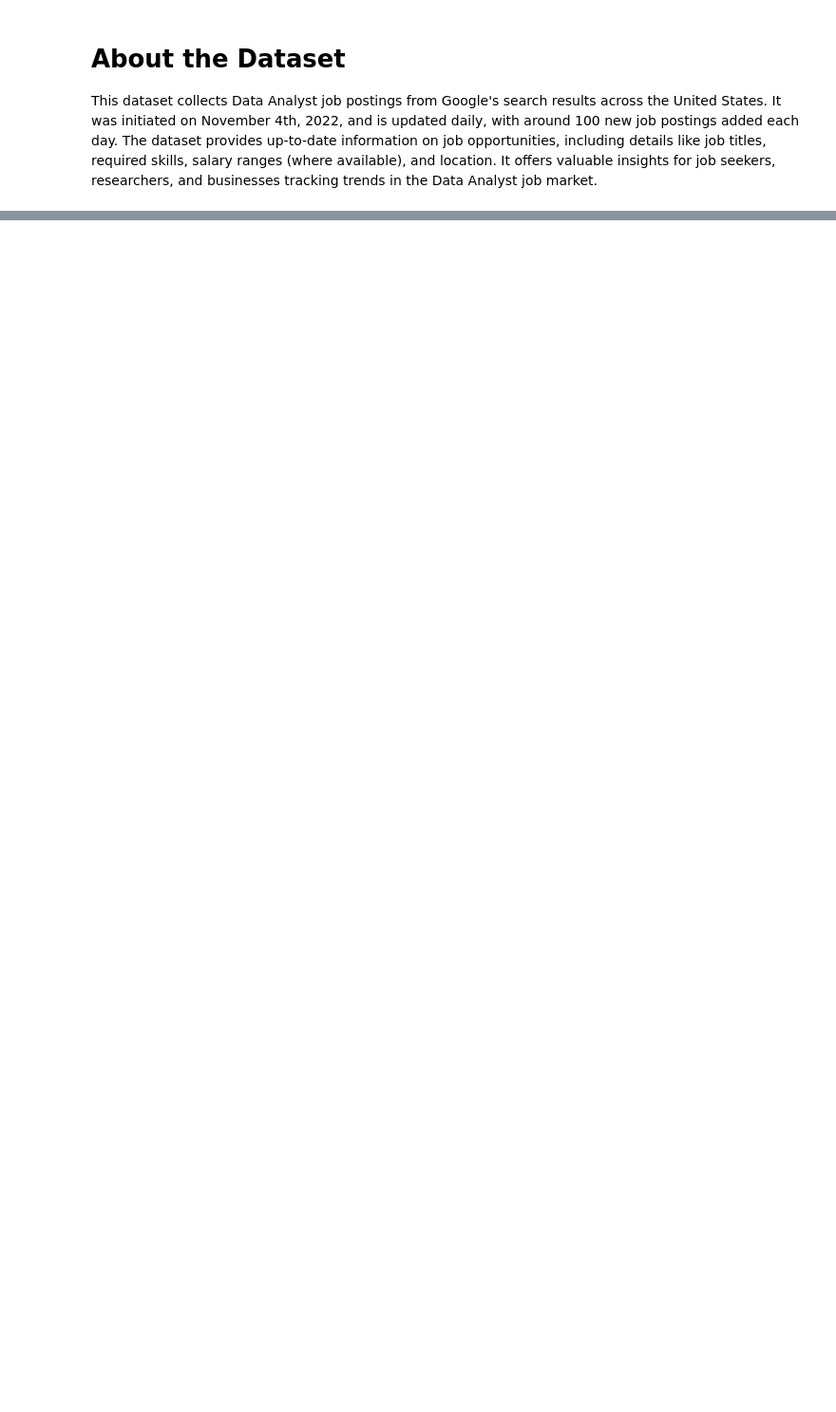
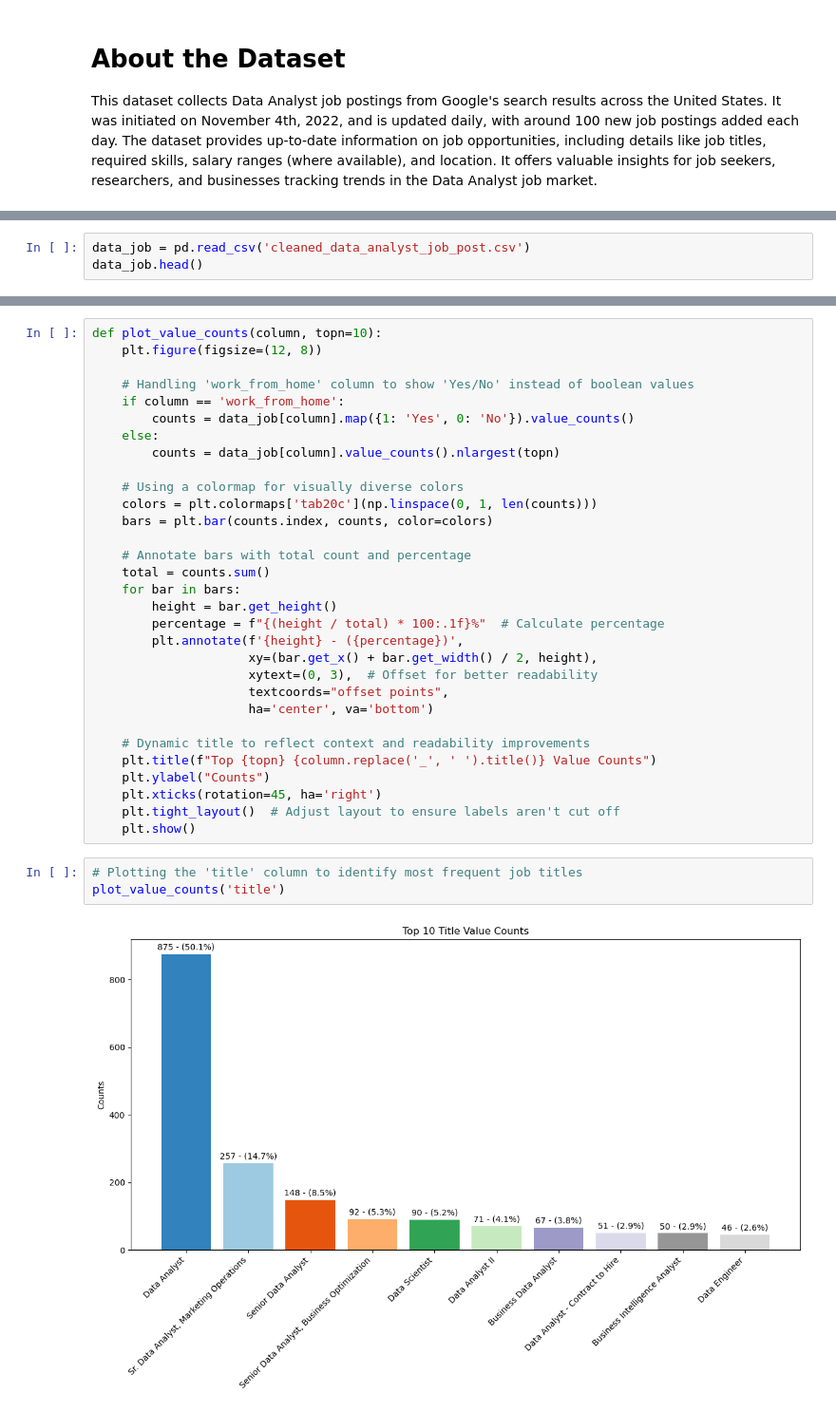
Before and after one commit to KVOclares/NAIT_DATA3450_Project_Group_4_Data_Analyst_Job_Postings, a Jupyter notebook: DATA3450_Data Analyst Job Postings.ipynb, the cells around one changed output, grey strips where cells are left out. Shown at 95% size. Cells and saved outputs as stored; diff of their text form; blank space fills up the shorter version.

```diff
--- a/DATA3450_Data Analyst Job Postings.ipynb
+++ b/DATA3450_Data Analyst Job Postings.ipynb
@@ -37,0 +147,3 @@ df
+# %%
+data_job = pd.read_csv('cleaned_data_analyst_job_post.csv')
+data_job.head()
@@ -69,0 +238,36 @@ df.describe()
+# %%
+def plot_value_counts(column, topn=10):
+    plt.figure(figsize=(12, 8))
+
+    # Handling 'work_from_home' column to show 'Yes/No' instead of boolean values
+    if column == 'work_from_home':
+        counts = data_job[column].map({1: 'Yes', 0: 'No'}).value_counts()
+    else:
+        counts = data_job[column].value_counts().nlargest(topn)
+
+    # Using a colormap for visually diverse colors
+    colors = plt.colormaps['tab20c'](np.linspace(0, 1, len(counts)))
+    bars = plt.bar(counts.index, counts, color=colors)
+
+    # Annotate bars with total count and percentage
+    total = counts.sum()
+    for bar in bars:
+        height = bar.get_height()
+        percentage = f"{(height / total) * 100:.1f}%"  # Calculate percentage
+        plt.annotate(f'{height} - ({percentage})',
+                     xy=(bar.get_x() + bar.get_width() / 2, height),
+                     xytext=(0, 3),  # Offset for better readability
+                     textcoords="offset points",
+                     ha='center', va='bottom')
+
+    # Dynamic title to reflect context and readability improvements
+    plt.title(f"Top {topn} {column.replace('_', ' ').title()} Value Counts")
+    plt.ylabel("Counts")
+    plt.xticks(rotation=45, ha='right')
+    plt.tight_layout()  # Adjust layout to ensure labels aren't cut off
+    plt.show()
+# %%
+# Plotting the 'title' column to identify most frequent job titles
+plot_value_counts('title')
+# %% [output]
+[figure, added]
```
Also changed, not shown: parts of 59 cells of this notebook, 1 other file.
